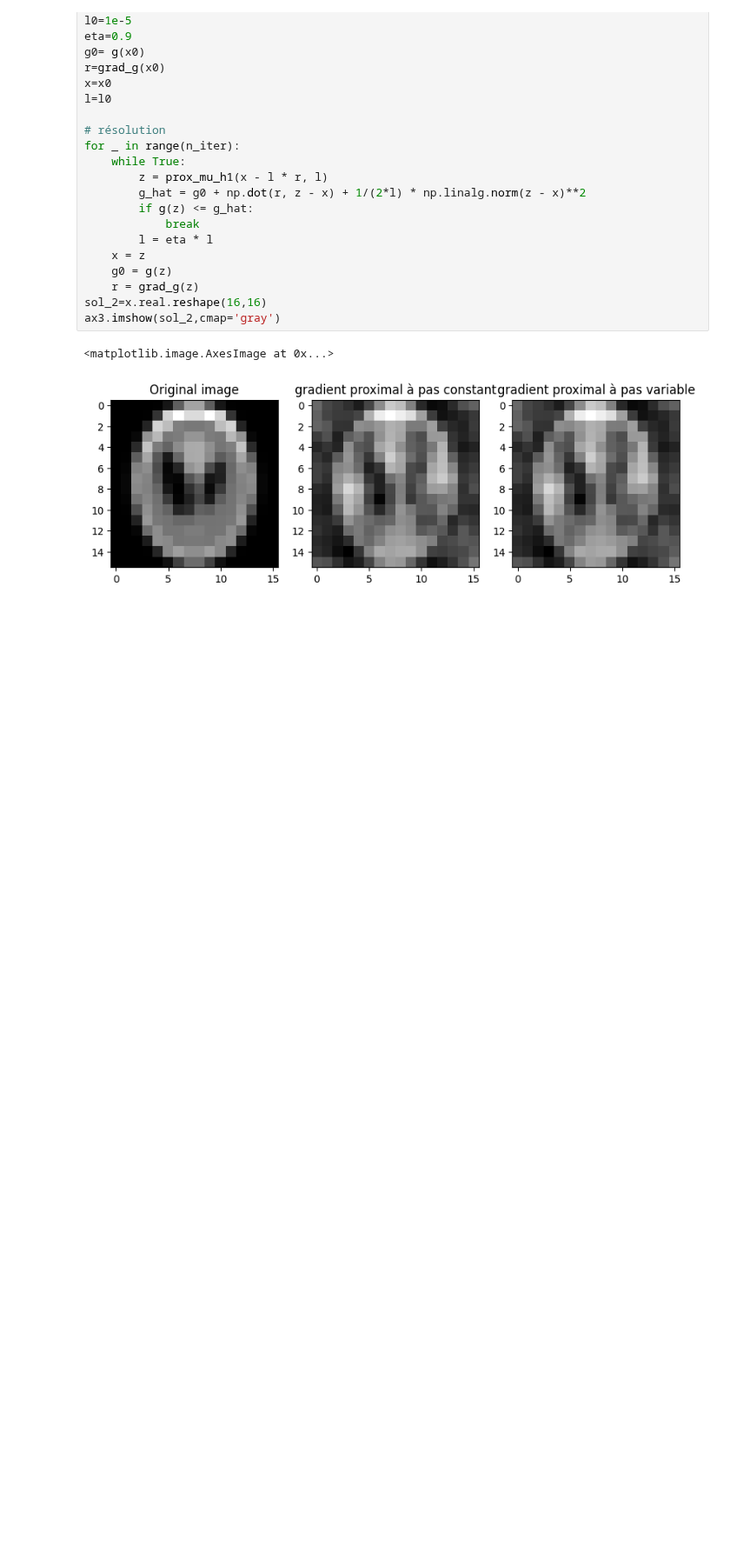
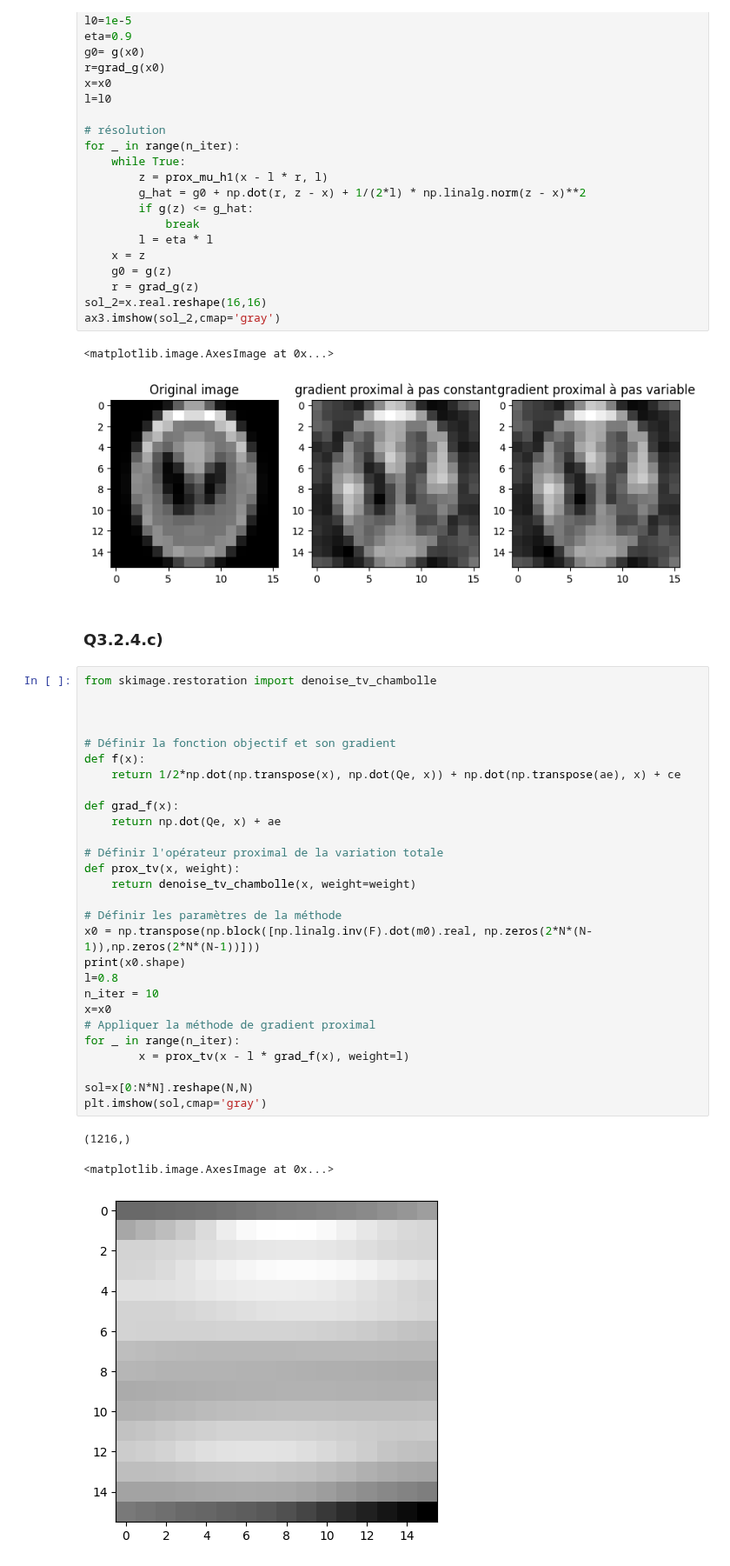
Before and after one commit to VDeumier/Projet_UE11, a Jupyter notebook: projet-opti-ts/X-Ray Tomography.ipynb, the cells around one changed output. Shown at 87% size. Saved outputs shown, nothing was run; the diff lists cells and outputs as text; blank space fills up the shorter version.

Commit message:
Q3.2.4.d mais avec un problème sur la fonction denoise chambel

```diff
--- a/projet-opti-ts/X-Ray Tomography.ipynb
+++ b/projet-opti-ts/X-Ray Tomography.ipynb
@@ -638,3 +643,37 @@ ax3.imshow(sol_2,cmap='gray')
 # %% [output]
 <matplotlib.image.AxesImage at 0x...>
 [figure]
+# %% [markdown]
+### Q3.2.4.c)
+# %%
+from skimage.restoration import denoise_tv_chambolle
+
+
+
+# Définir la fonction objectif et son gradient
+def f(x):
+    return 1/2*np.dot(np.transpose(x), np.dot(Qe, x)) + np.dot(np.transpose(ae), x) + ce
+
+def grad_f(x):
+    return np.dot(Qe, x) + ae
+
+# Définir l'opérateur proximal de la variation totale
+def prox_tv(x, weight):
+    return denoise_tv_chambolle(x, weight=weight)
+
+# Définir les paramètres de la méthode
+x0 = np.transpose(np.block([np.linalg.inv(F).dot(m0).real, np.zeros(2*N*(N-1)),np.zeros(2*N*(N-1))]))
+print(x0.shape)
+l=0.8
+n_iter = 10
+x=x0
+# Appliquer la méthode de gradient proximal
+for _ in range(n_iter):
+        x = prox_tv(x - l * grad_f(x), weight=l)
+
+sol=x[0:N*N].reshape(N,N)
+plt.imshow(sol,cmap='gray')
+# %% [output]
+(1216,)
+<matplotlib.image.AxesImage at 0x...>
+[figure, added]
```
Also changed, not shown: parts of 1 cell of this notebook.
